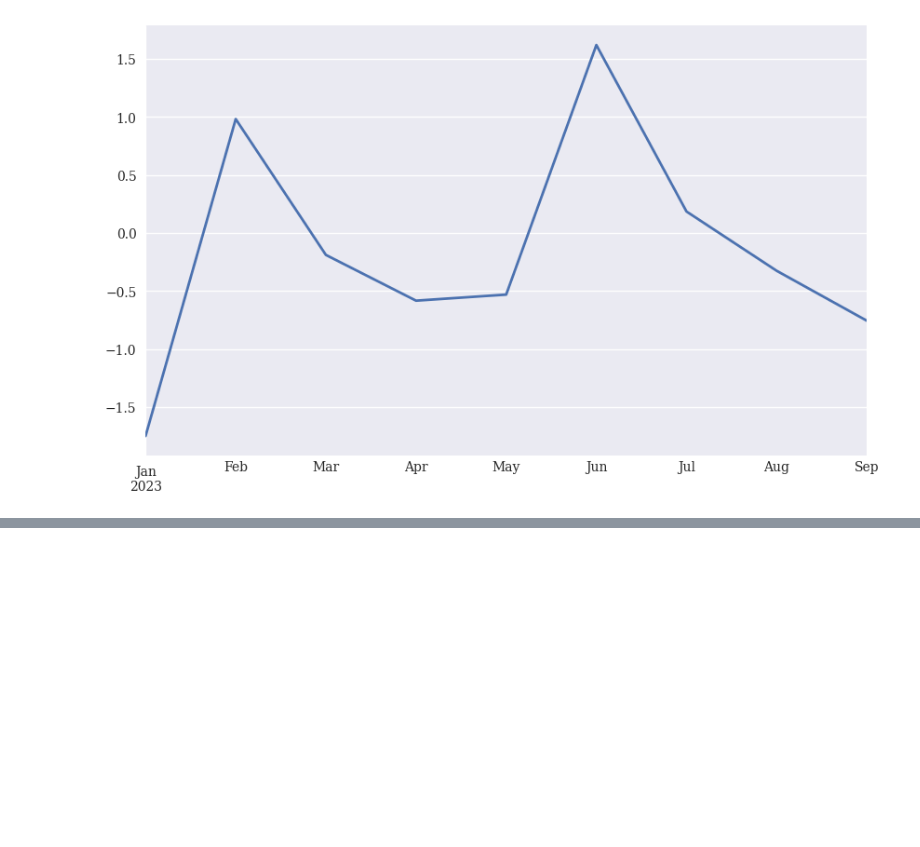
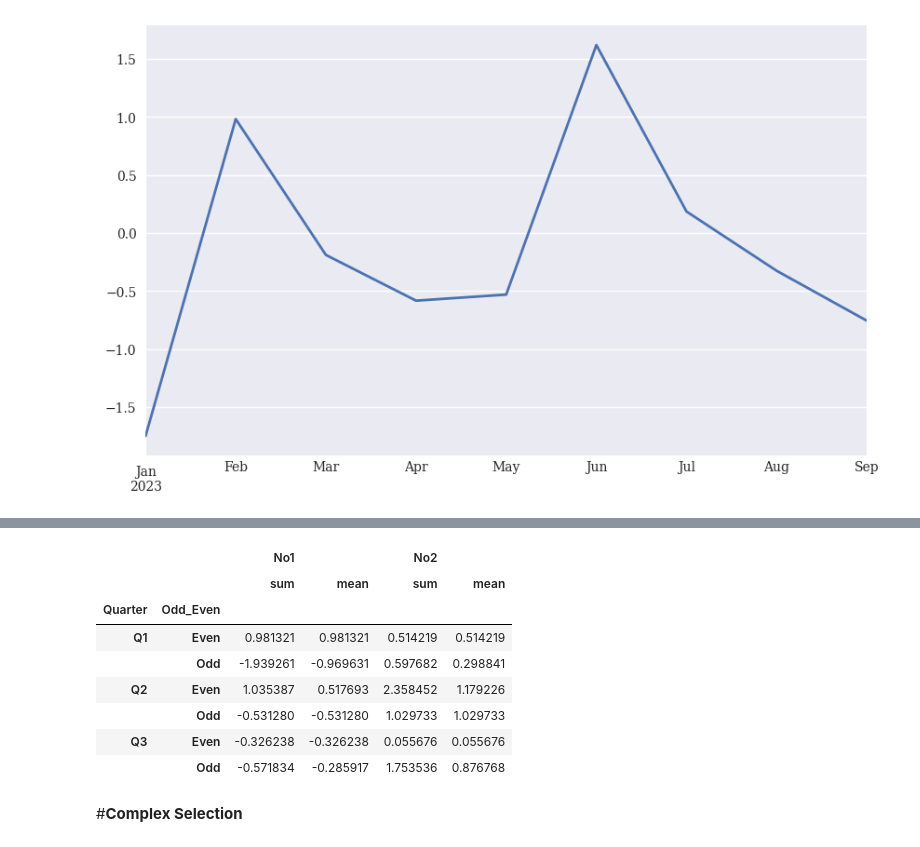
Before and after one commit to Saifullah785/python-for-finance-notes, a Jupyter notebook: Chapter_05_Data_Analysis_with_pandas/Chapter_05_Data_Analysis_with_pandas.ipynb, the cells around one changed output, grey strips where cells are left out. Saved outputs shown, nothing was run; the diff lists cells and outputs as text; code cells hidden in the pictures; blank space fills up the shorter version.

```diff
--- a/Chapter_05_Data_Analysis_with_pandas/Chapter_05_Data_Analysis_with_pandas.ipynb
+++ b/Chapter_05_Data_Analysis_with_pandas/Chapter_05_Data_Analysis_with_pandas.ipynb
@@ -524,0 +585,6 @@ s.plot(lw=2.0, figsize=(10, 6));
+# %%
+# Add an 'Odd_Even' column to the DataFrame for further grouping
+df['Odd_Even'] = ['Odd', 'Even', 'Odd', 'Even', 'Odd', 'Even', 'Odd', 'Even', 'Odd']
+# %%
+# Group the DataFrame by both 'Quarter' and 'Odd_Even'
+groups = df.groupby(['Quarter', 'Odd_Even'])
@@ -524,0 +604,15 @@ s.plot(lw=2.0, figsize=(10, 6));
+# %%
+# Aggregate the 'No1' and 'No2' columns of each group with 'sum' and 'mean'
+groups[['No1','No2']].aggregate(['sum', 'mean'])
+# %% [output]
+|  |  | No1 |  | No2 |  |
+|  |  | sum | mean | sum | mean |
+| Quarter | Odd_Even |  |  |  |  |
+| Q1 | Even | 0.981321 | 0.981321 | 0.514219 | 0.514219 |
+|  | Odd | -1.939261 | -0.969631 | 0.597682 | 0.298841 |
+| Q2 | Even | 1.035387 | 0.517693 | 2.358452 | 1.179226 |
+|  | Odd | -0.531280 | -0.531280 | 1.029733 | 1.029733 |
+| Q3 | Even | -0.326238 | -0.326238 | 0.055676 | 0.055676 |
+|  | Odd | -0.571834 | -0.285917 | 1.753536 | 0.876768 |
+# %% [markdown]
+#**Complex Selection**
```
Also changed, not shown: parts of 23 cells of this notebook.
